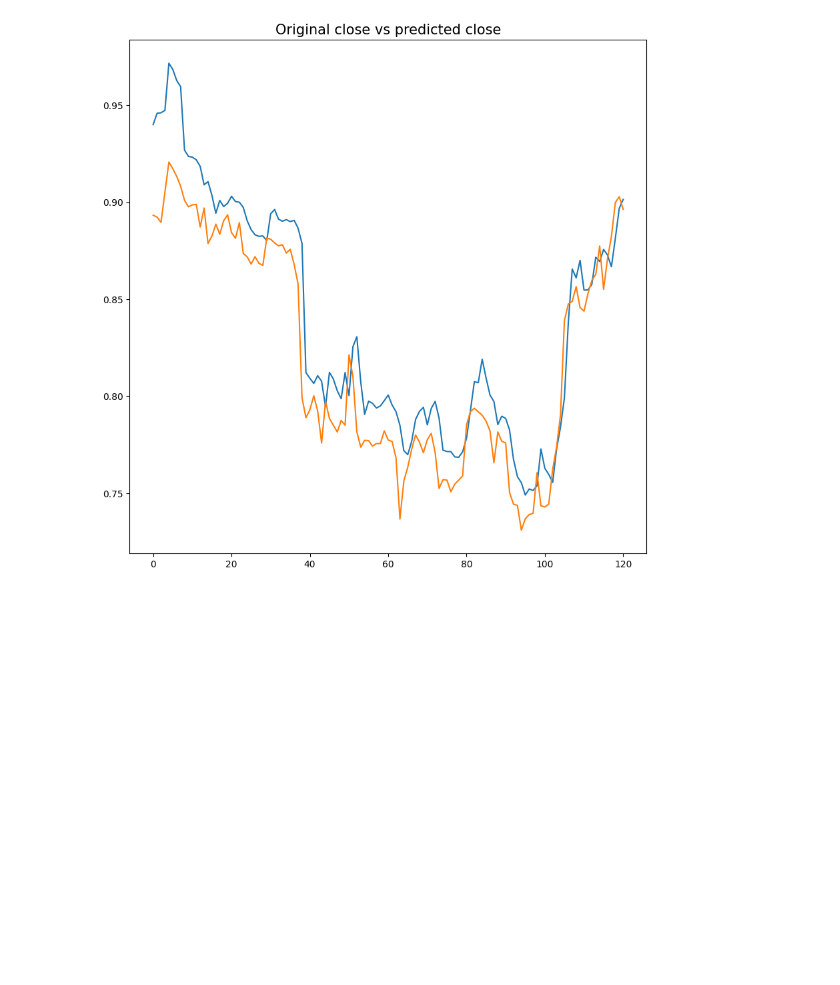
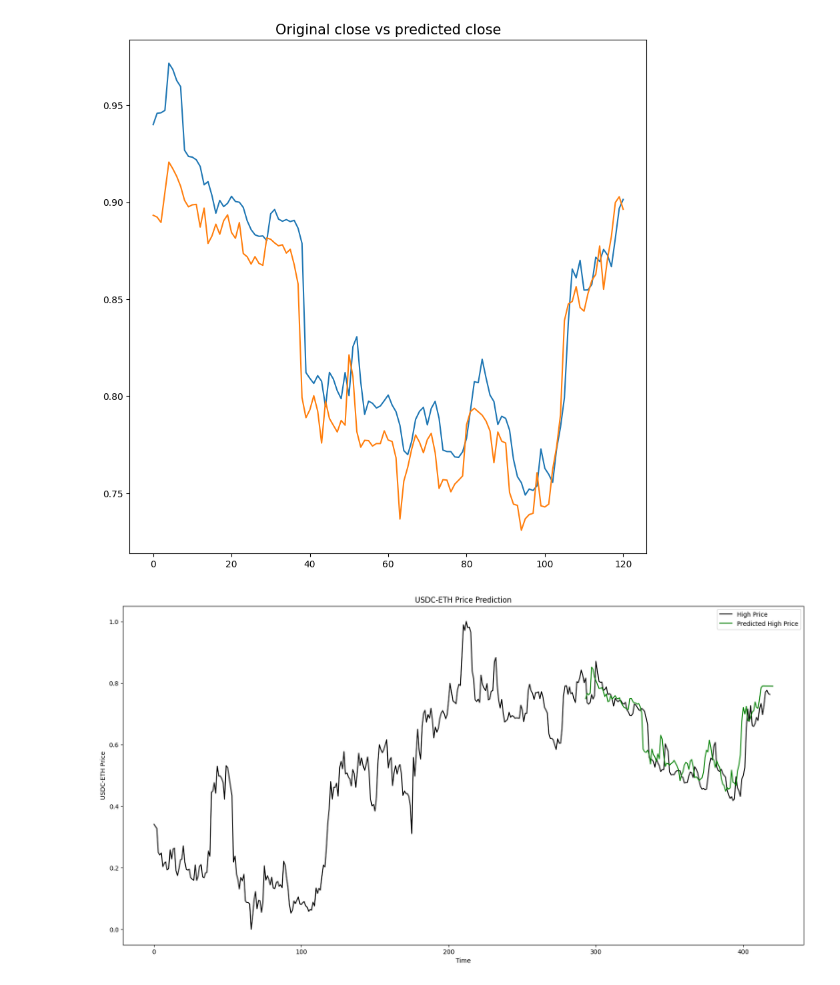
Before and after one commit to WenyiYao/cryptocurrency, a Jupyter notebook: lstm_0.ipynb, the cells around one changed output. Drawn from its saved outputs; the diff is of its cells as text; code cells hidden in the pictures; blank space fills up the shorter version.

```diff
--- a/lstm_0.ipynb
+++ b/lstm_0.ipynb
@@ -236,3 +236,15 @@ plt.title('Original close vs predicted close', fontsize=15)
 plt.show()
 # %% [output]
 [figure]
+# %%
+date_index = train_size
+plt.figure(figsize=(20, 10))
+plt.plot(dataset[:,0], color = 'black', label = 'High Price')
+plt.plot(range(date_index, date_index + len(testPredict)), testPredict[:, -1, 0], color = 'green', label = 'Predicted High Price')
+plt.title('USDC-ETH Price Prediction')
+plt.xlabel('Time')
+plt.ylabel('USDC-ETH Price')
+plt.legend()
+plt.show()
+# %% [output]
+[figure, added]
```
